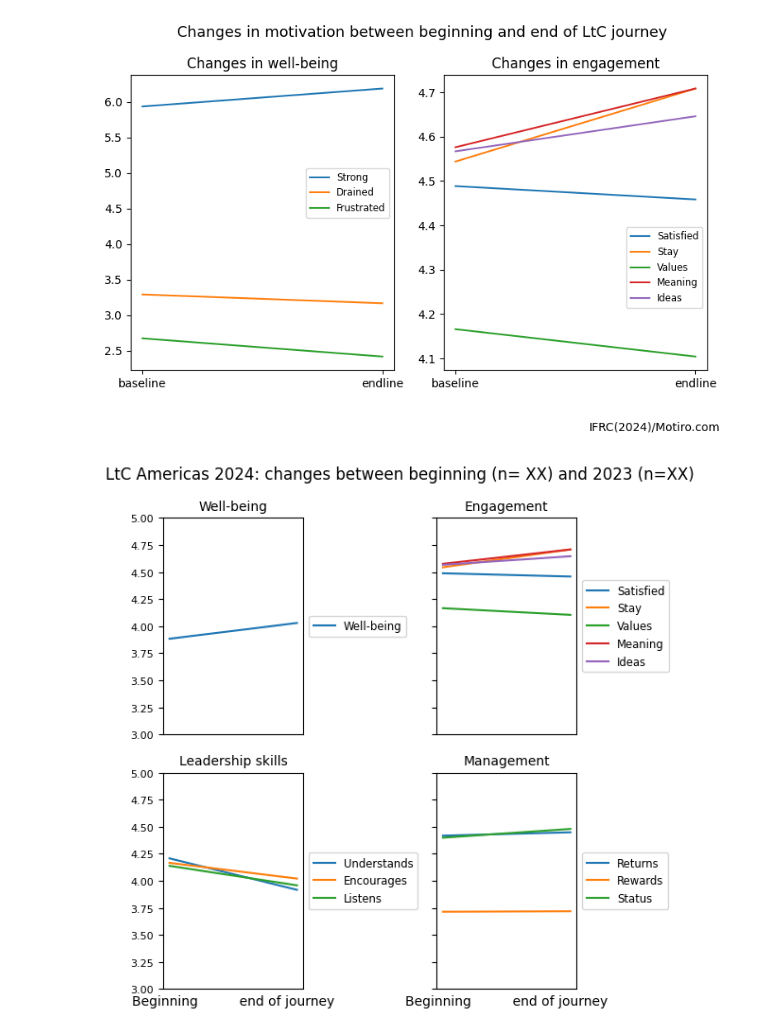
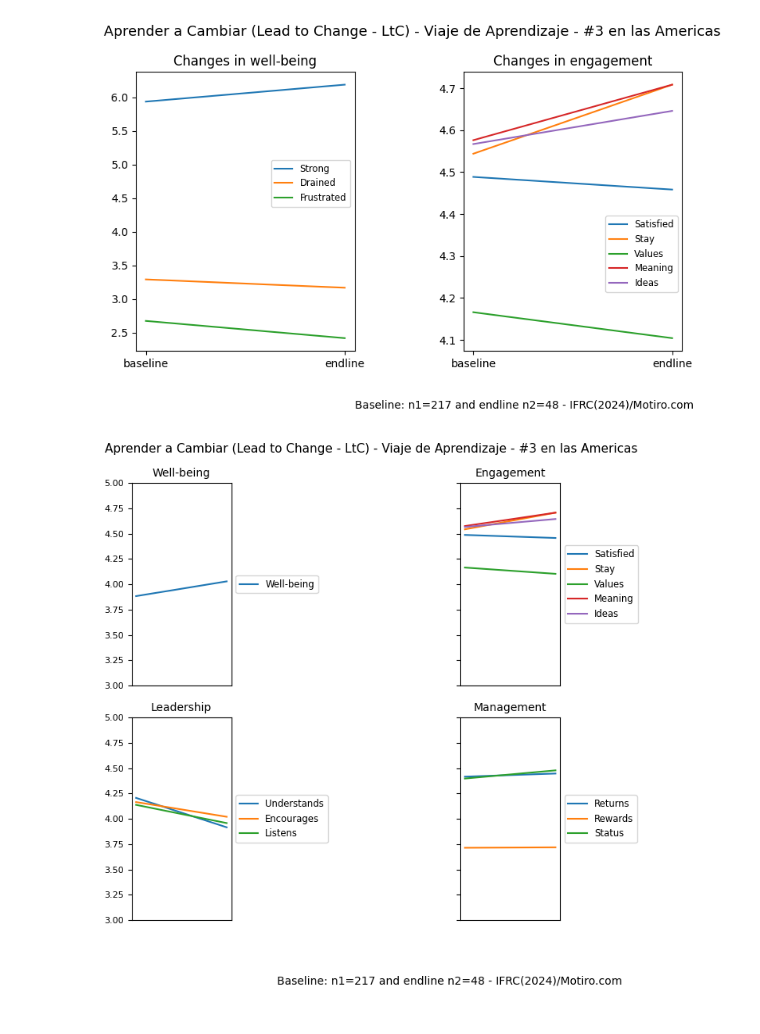
Before and after one commit to gabrielpictet/Motiro, a Jupyter notebook: TeamTrends.ipynb, the cells around one changed output. Cells and saved outputs as stored; diff of their text form; code cells hidden in the pictures.

```diff
--- a/TeamTrends.ipynb
+++ b/TeamTrends.ipynb
@@ -69,8 +85,11 @@ memory usage: 484.0+ bytes
 # %%
 #Plot line graphs to show changes over time
 
-df = pd.read_csv('LTC_Americas2024_team_trend')
-df['Survey'].astype(str)
+file_path = f'{Team}_team_trend.csv'
+df = pd.read_csv(file_path, sep=",", encoding='utf-8')
+
+# Convert 'Survey' to string
+#df['Survey'].astype(str)
 
 columns1 = ['Strong', 'Drained', 'Frustrated']
 columns2 = ['Satisfied', 'Stay', 'Values', 'Meaning', 'Ideas']
@@ -81,10 +100,11 @@ plt.figure(figsize=(4, 3))  # Increase the size slightly for clarity
 for col in columns1 + columns2:
     plt.plot(df["Survey"], df[col], label=col)
 
-plt.xticks([])
+plt.xticks(df['Survey'])
 plt.legend(ncols=1, bbox_to_anchor=(1.05, 0.5), loc='center left', fontsize='7')
-plt.title('LtC Americas 2024 - Changes in motivational outcomes', size=10)
-plt.xlabel('Survey1                                  Survey2', size=8)
+plt.suptitle(f'{Team}:', size=10)
+plt.title(f'baseline n1={n1} and endline n2={n2}', size=10)
+#plt.xlabel('Survey1                                  Survey2', size=8)
 plt.ylabel('Team Score', size=8)
 plt.grid(True, which="both", ls="--", c='0.65')
 plt.text(0.95, 1, "IFRC(2024)/Motiro.com", fontdict={'size': 8})
@@ -95,41 +115,39 @@ plt.show()
 # %%
 
-df = pd.read_csv('LTC_Americas2024_team_trend')
-df['Survey'].astype(str)
+df = pd.read_csv(file_path, sep=",", encoding='utf-8')
 
 columns1 = ['Strong', 'Drained', 'Frustrated']
 columns2 = ['Satisfied', 'Stay', 'Values', 'Meaning', 'Ideas']
 
 # Create a 1x2 grid of subplots sharing the same x-axis and y-axis
 fig, (ax1, ax2) = plt.subplots(nrows=1, ncols=2, figsize=(8, 5), sharey=False)
 
 # Plotting for ax1
 for col in columns1:
     ax1.plot(df['Survey'], df[col], label=col)
 #ax1.set_xticks([])  # remove x ticks for ax1
 ax1.legend(loc='lower right', bbox_to_anchor=(1, 0.5), fontsize='small')
 ax1.set_ylabel('')
 ax1.set_title('Changes in well-being')  # optional title for ax1
 #ax1.set_xlabel('Beginning                  end of journey')
 # Plotting for ax2
 for col in columns2:
     ax2.plot(df['Survey'], df[col], label=col)
 #ax2.set_xticks([])  # remove x ticks for ax2
 ax2.legend(loc='upper right', bbox_to_anchor=(1, 0.5), fontsize='small')
 ax2.set_title('Changes in engagement')  # optional title for ax2
-#ax2.set_xlabel('Beginning                  end of journey')
 
-plt.suptitle('Changes in motivation between beginning and end of LtC journey', size=13)
-plt.text(0.95, 0, "IFRC(2024)/Motiro.com", fontdict={'size': 10}, transform=plt.gcf().transFigure, ha='right')
+
+plt.suptitle(f'{Team}', size=13)
+plt.text(0.95, 0, f'Baseline: n1={n1} and endline n2={n2} - IFRC(2024)/Motiro.com', fontdict={'size': 10}, transform=plt.gcf().transFigure, ha='right')
 plt.tight_layout()
 plt.savefig('LtC_changes_1by2.png')
 plt.show()
 # %% [output]
-[figure, old version]
+[figure, new version]
 # %%
 
-df = pd.read_csv('LTC_Americas2024_team_trend')
-df['Survey'].astype(str)
+df = pd.read_csv(file_path, sep=",", encoding='utf-8')
 
 #columns1 = ['Strong', 'Drained', 'Frustrated']
 columns1 = ['Well-being']
@@ -138,7 +156,7 @@ columns3 = ['Understands', 'Encourages', 'Listens']
 columns4 = ['Returns', 'Rewards', 'Status']
 
 # Create a 2x2 grid of subplots sharing the same x-axis and y-axis
-fig, ((ax1, ax2), (ax3, ax4)) = plt.subplots(nrows=2, ncols=2, figsize=(6, 6), sharex=True, sharey=True)
+fig, ((ax1, ax2), (ax3, ax4)) = plt.subplots(nrows=2, ncols=2, figsize=(7, 7), sharex=True, sharey=True)
 
 # Plotting for ax1
 for col in columns1:
@@ -167,8 +185,8 @@ ax3.set_xticks([])  # remove x ticks for ax1
 ax3.legend(loc='center left', bbox_to_anchor=(1, 0.5), fontsize='small')
 ax3.set_ybound(lower=3, upper=5)
 ax3.set_ylabel('')
-ax3.set_title('Leadership skills', size=10)  # optional title for ax3
-ax3.set_xlabel('Beginning          end of journey')
+ax3.set_title('Leadership', size=10)  # optional title for ax3
+#ax3.set_xlabel('Beginning          end of journey', size=8)
 ax3.tick_params(axis='y', which='both', labelsize=8)
 
 # Plotting for ax4
@@ -179,15 +197,16 @@ ax4.legend(loc='center left', bbox_to_anchor=(1, 0.5), fontsize='small')
 ax4.set_ybound(lower=3, upper=5)
 ax4.set_ylabel('')
 ax4.set_title('Management', size=10)  # optional title for ax1
-ax4.set_xlabel('Beginning          end of journey')
+#ax4.set_xlabel('Beginning          end of journey', size=8)
 
 
-plt.suptitle('LtC Americas 2024: changes between beginning (n= XX) and 2023 (n=XX)', size=12)
+plt.suptitle(f'{Team}', size=11)
+plt.text(0.95, 0.01, f'Baseline: n1={n1} and endline n2={n2} - IFRC(2024)/Motiro.com', fontdict={'size': 10}, transform=plt.gcf().transFigure, ha='right')
 plt.tight_layout()
-plt.savefig('LtC_changes_2by2.png')
+plt.savefig(f'{Team}_changes_2by2.png')
 plt.show()
 # %% [output]
-[figure, old version]
+[figure, new version]
 # %%
 #Plot multiple line graphs to show changes over time
 
```
Also changed, not shown: parts of 3 cells of this notebook.
